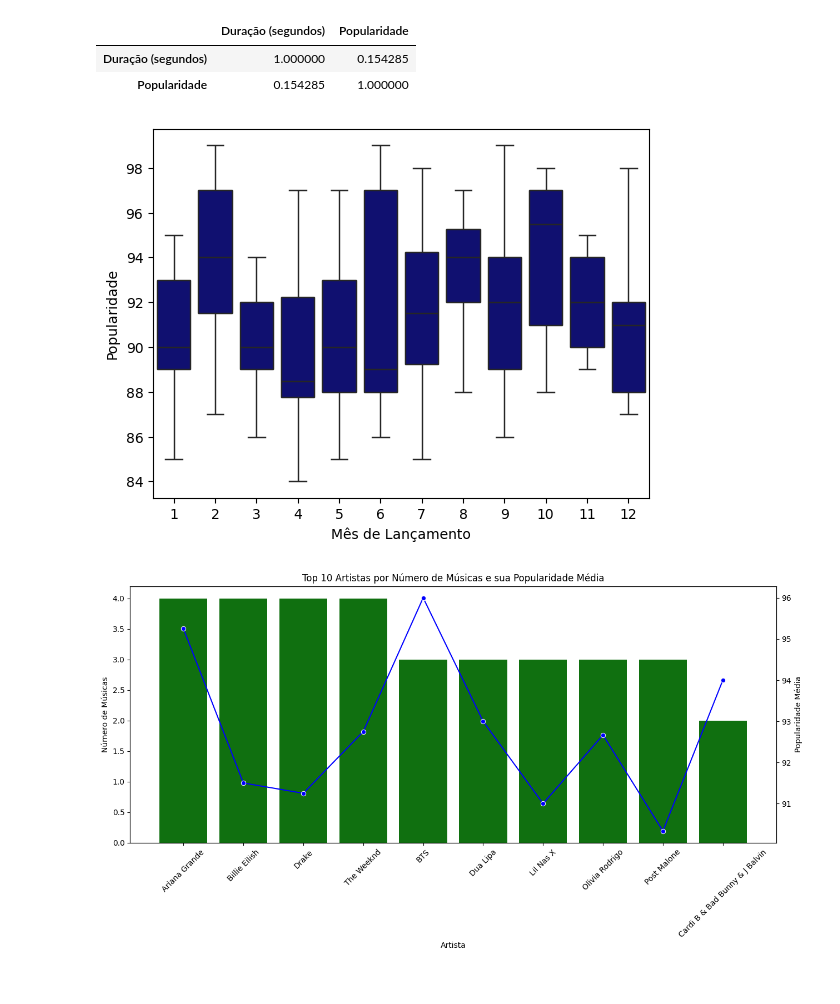
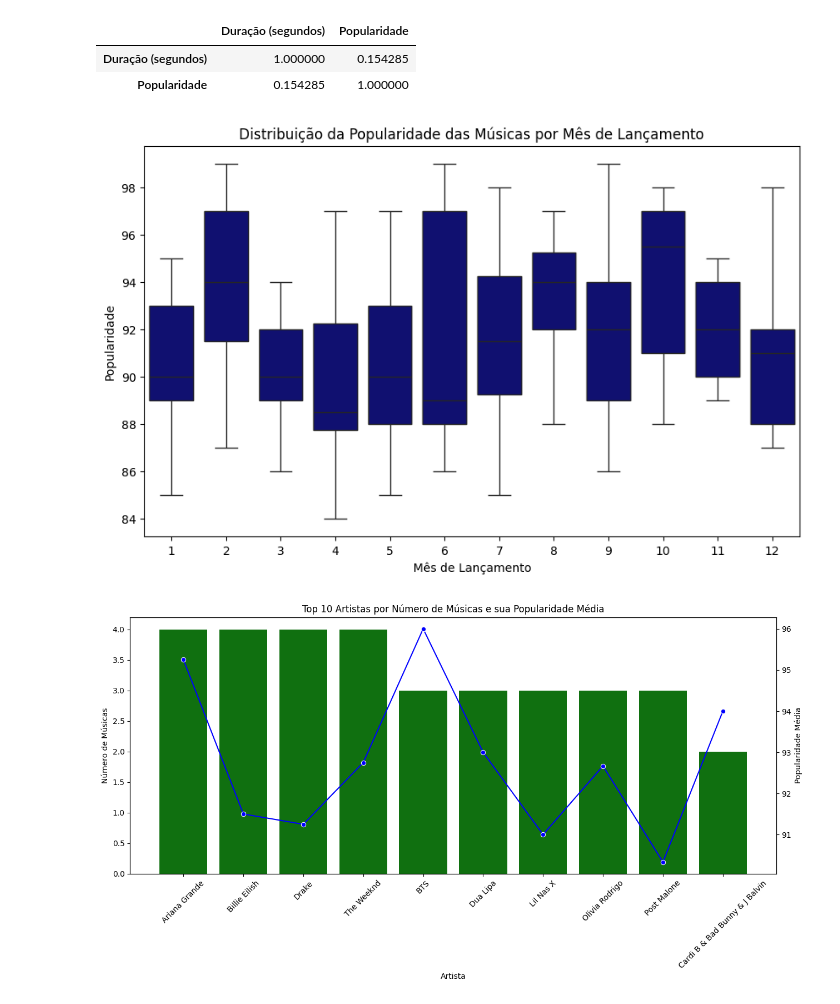
Before and after one commit to bigpedrolucas/eda_billboard_songs, a Jupyter notebook: eda_bilboard.ipynb, the cells around one changed output. Saved outputs shown, nothing was run; the diff lists cells and outputs as text; code cells hidden in the pictures.

```diff
--- a/eda_bilboard.ipynb
+++ b/eda_bilboard.ipynb
@@ -70,11 +70,13 @@ correlacao
 # %%
 # 3 - Qual a distribuição da popularidade das músicas por mês de lançamento?
 
 df['Mês de Lançamento'] = pd.to_datetime(df['Data de Lançamento']).dt.month
+plt.figure(figsize=(10, 6))
+plt.title("Distribuição da Popularidade das Músicas por Mês de Lançamento")
 sns.boxplot(data=df, x='Mês de Lançamento', y='Popularidade', color='navy')
 plt.show()
 # %% [output]
-[figure, old version]
+[figure, new version]
 # %%
 # 4 - Quais artistas têm a maior quantidade de músicas no dataset e qual a popularidade média dessas músicas?
 
```
Also changed, not shown: parts of 2 cells of this notebook, 2 other files.
